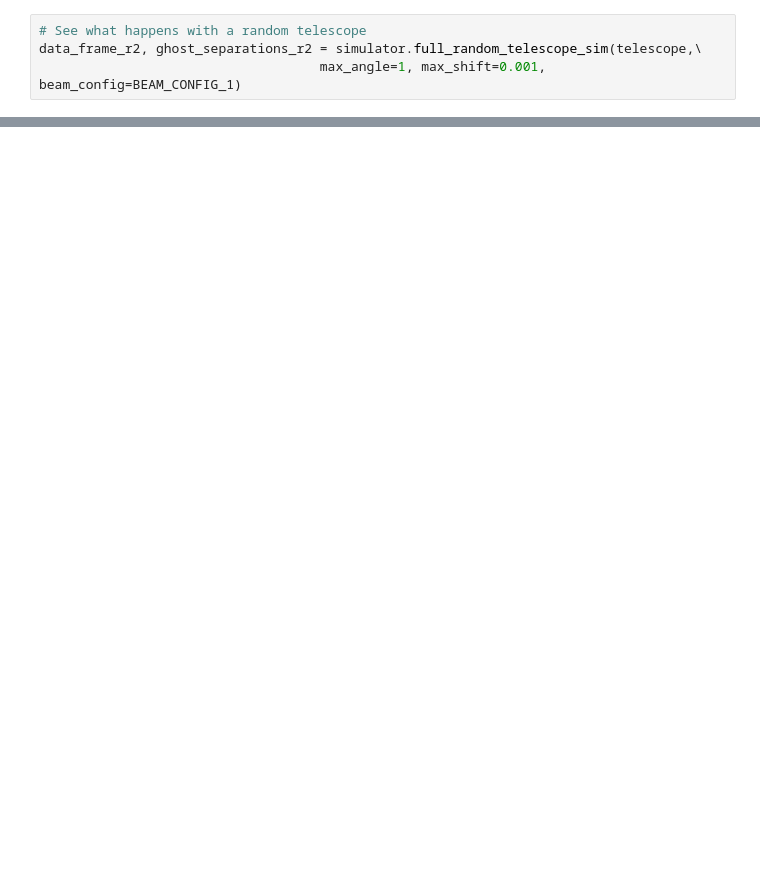
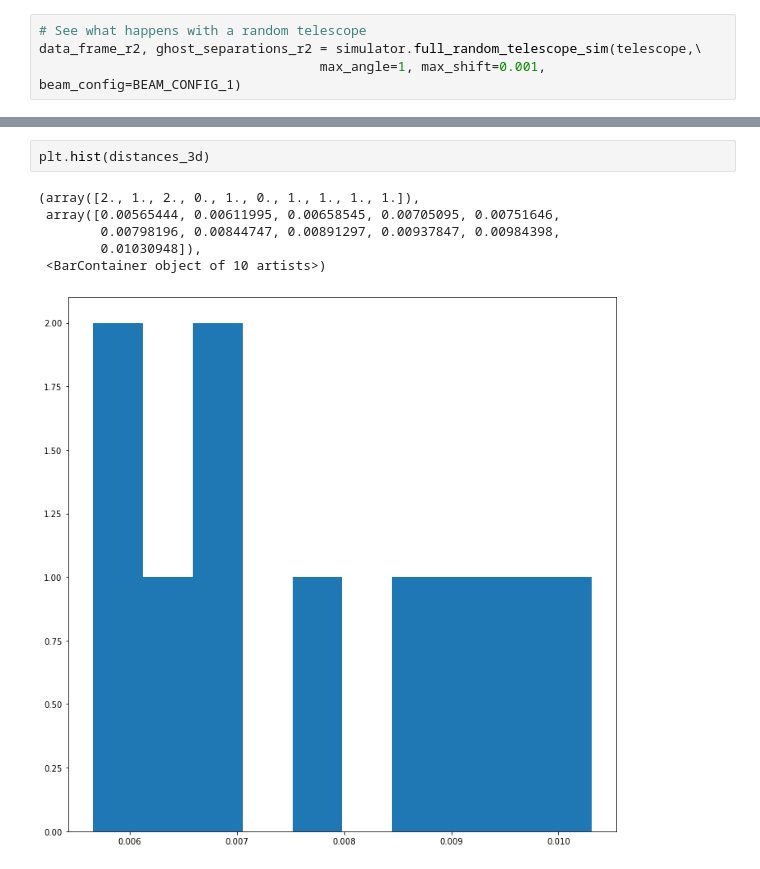
Before and after one commit to lsst-camera-dh/ghosts, a Jupyter notebook: notebooks/LSST_CCOB_ghost_analysis.ipynb, the cells around one changed output, grey strips where cells are left out. Drawn from its saved outputs; the diff is of its cells as text; blank space fills up the shorter version.

```diff
--- a/notebooks/LSST_CCOB_ghost_analysis.ipynb
+++ b/notebooks/LSST_CCOB_ghost_analysis.ipynb
@@ -280,0 +232,9 @@ plt.hist(distances_2d)
+# %%
+plt.hist(distances_3d)
+# %% [output]
+(array([2., 1., 2., 0., 1., 0., 1., 1., 1., 1.]),
+ array([0.00565444, 0.00611995, 0.00658545, 0.00705095, 0.00751646,
+        0.00798196, 0.00844747, 0.00891297, 0.00937847, 0.00984398,
+        0.01030948]),
+ <BarContainer object of 10 artists>)
+[figure, added]
```
Also changed, not shown: parts of 11 cells of this notebook.
